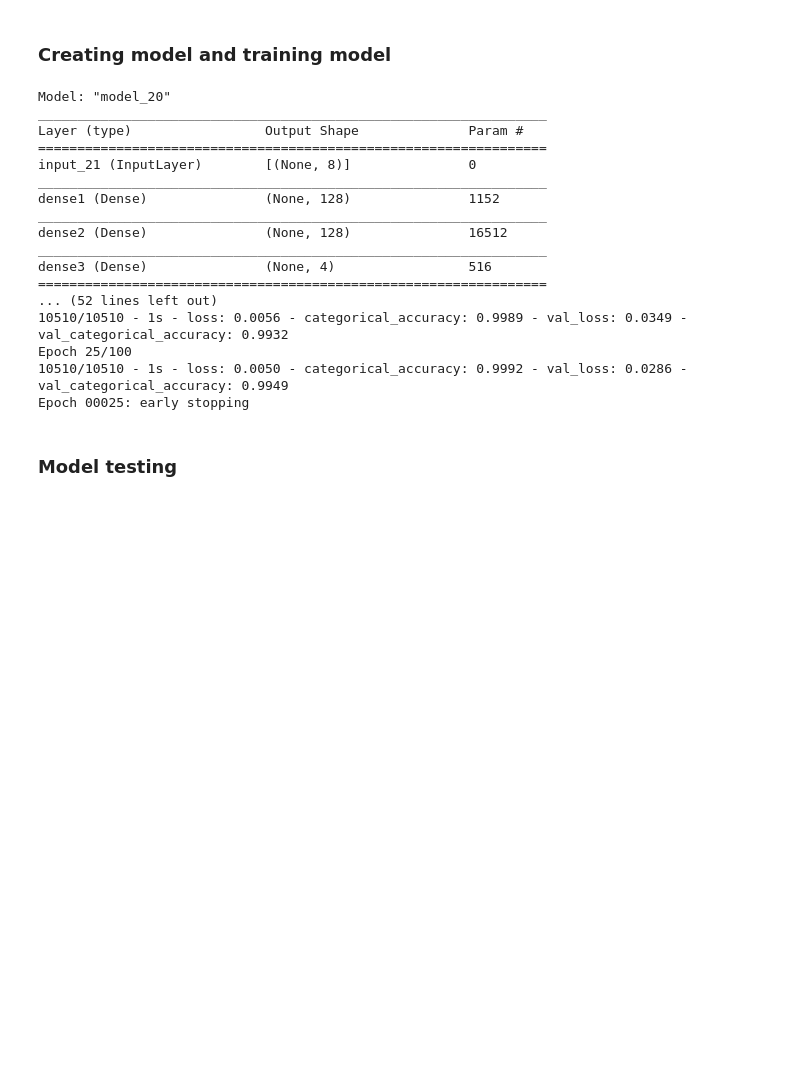
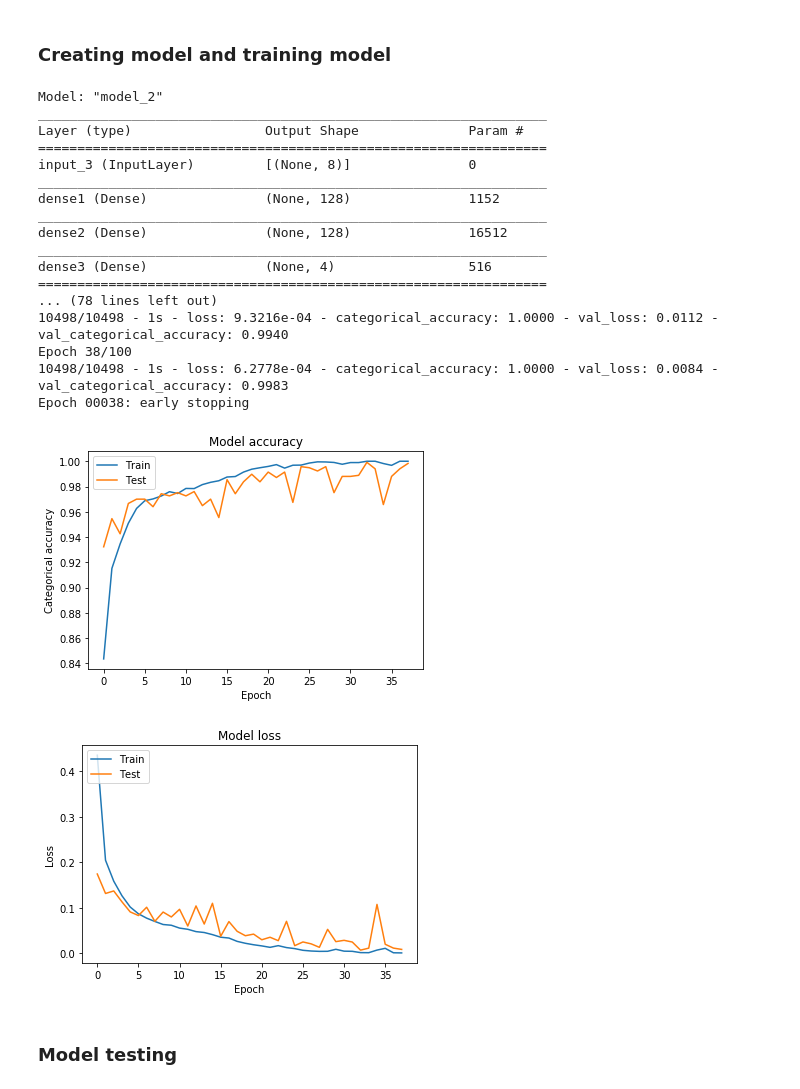
Before and after one commit to Rista5/ml-neural-network, a Jupyter notebook: index.ipynb, the cells around one changed output. Drawn from its saved outputs; the diff is of its cells as text; code cells hidden in the pictures; blank space fills up the shorter version.

Commit message:
added loss and accuracy plot

```diff
--- a/index.ipynb
+++ b/index.ipynb
@@ -13,3 +15,44 @@ from tensorflow.keras.callbacks import EarlyStopping
+# %%
+def convert_categorical_values_to_numerical(df: pd.DataFrame, columns: []):
+    for col in columns:
+        df[col] = df[col].astype('category')
+        df[col] = df[col].cat.codes
+    return df
+
+
+def split_train_validation_set(df: pd.DataFrame, validation_percent=0.1):
+    size = df.shape[0]
+    mask = np.random.rand(size) > validation_percent
+    train = df[mask]
+    test = df[~mask]
+    return train, test
+
+def evaluate_model(y_true, y_pred):
+    acc = accuracy_score(y_true=y_true, y_pred=y_pred)
+    f1 = f1_score(y_true=y_true, y_pred=y_pred, average='macro')
+    conf_matrix = confusion_matrix(y_true=y_true, y_pred=y_pred)
+    print("Accuracy: ", acc)
+    print("F1 score: ", f1)
+    print("Confusion matrix: \n", conf_matrix)
+
+def plot_history(history):
+    # plot accuracy
+    plt.plot(history.history['categorical_accuracy'])
+    plt.plot(history.history['val_categorical_accuracy'])
+    plt.title('Model accuracy')
+    plt.ylabel('Categorical accuracy')
+    plt.xlabel('Epoch')
+    plt.legend(['Train', 'Test'], loc='upper left')
+    plt.show()
+
+    # Plot training & validation loss values
+    plt.plot(history.history['loss'])
+    plt.plot(history.history['val_loss'])
+    plt.title('Model loss')
+    plt.ylabel('Loss')
+    plt.xlabel('Epoch')
+    plt.legend(['Train', 'Test'], loc='upper left')
+    plt.show()
 # %% [markdown]
 ### Loading and splitting data
 # %%
@@ -156,33 +175,36 @@ X = pca.fit_transform(X)
 # %%
 model = create_model(input_shape=X.shape[1], num_of_classes=NUM_OF_CLASSES)
 
 es = EarlyStopping(monitor='val_loss', mode='auto', patience=5, verbose=1)
 callbacks = [es]
 
-model.fit(x=X, y=keras.utils.to_categorical(Y),
+hist = model.fit(x=X, y=keras.utils.to_categorical(Y),
     callbacks=callbacks,
     epochs=100,
     verbose=2,
     validation_split=0.1)
 model.save('model.h5')
+plot_history(hist)
 # %% [output]
-Model: "model_20"
+Model: "model_2"
 _________________________________________________________________
 Layer (type)                 Output Shape              Param #
 =================================================================
-input_21 (InputLayer)        [(None, 8)]               0
+input_3 (InputLayer)         [(None, 8)]               0
 _________________________________________________________________
 dense1 (Dense)               (None, 128)               1152
 _________________________________________________________________
 dense2 (Dense)               (None, 128)               16512
 _________________________________________________________________
 dense3 (Dense)               (None, 4)                 516
 =================================================================
-... (52 lines left out)
-10510/10510 - 1s - loss: 0.0056 - categorical_accuracy: 0.9989 - val_loss: 0.0349 - val_categorical_accuracy: 0.9932
-Epoch 25/100
-10510/10510 - 1s - loss: 0.0050 - categorical_accuracy: 0.9992 - val_loss: 0.0286 - val_categorical_accuracy: 0.9949
-Epoch 00025: early stopping
+... (78 lines left out)
+10498/10498 - 1s - loss: 9.3216e-04 - categorical_accuracy: 1.0000 - val_loss: 0.0112 - val_categorical_accuracy: 0.9940
+Epoch 38/100
+10498/10498 - 1s - loss: 6.2778e-04 - categorical_accuracy: 1.0000 - val_loss: 0.0084 - val_categorical_accuracy: 0.9983
+Epoch 00038: early stopping
+[figure, added]
+[figure, added]
 # %% [markdown]
 ### Model testing
 # %%
```
Also changed, not shown: parts of 5 cells of this notebook.
